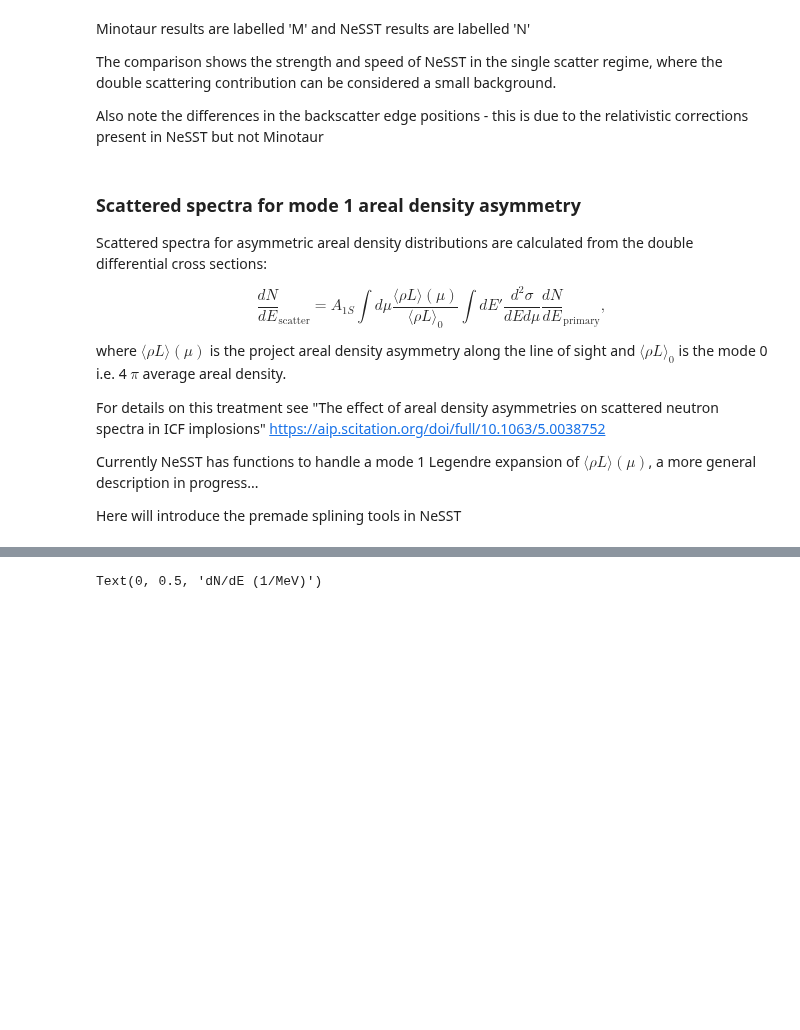
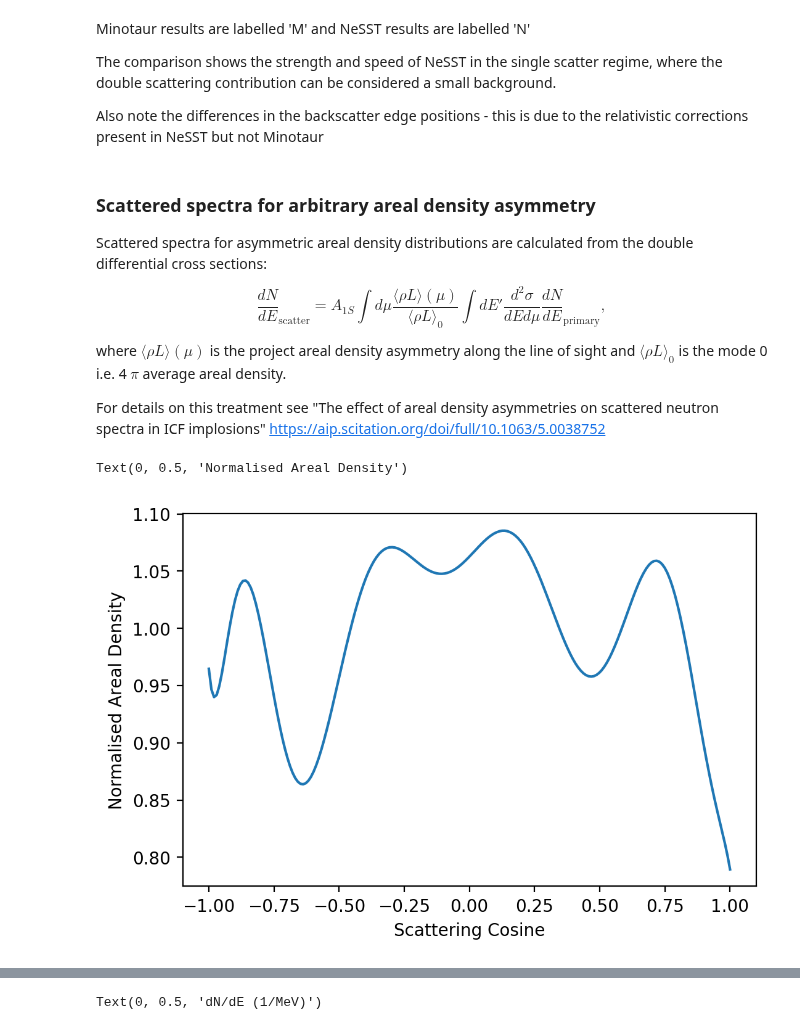
Before and after one commit to aidancrilly/NeSST, a Jupyter notebook: example/NeSST Guide.ipynb, the cells around one changed output, grey strips where cells are left out. Saved outputs shown, nothing was run; the diff lists cells and outputs as text; code cells hidden in the pictures; blank space fills up the shorter version.

```diff
--- a/example/NeSST Guide.ipynb
+++ b/example/NeSST Guide.ipynb
@@ -168,7 +177,7 @@ The comparison shows the strength and speed of NeSST in the single scatter regim
 
 Also note the differences in the backscatter edge positions - this is due to the relativistic corrections present in NeSST but not Minotaur
 # %% [markdown]
-### Scattered spectra for mode 1 areal density asymmetry ###
+### Scattered spectra for arbitrary areal density asymmetry ###
 
 Scattered spectra for asymmetric areal density distributions are calculated from the double differential cross sections:
 
@@ -177,7 +186,3 @@ $$\frac{dN}{dE}_{\mathrm{scatter}} = A_{1S}\int d\mu \frac{\langle \rho L \rangl
 where $\langle \rho L \rangle (\mu)$ is the project areal density asymmetry along the line of sight and $\langle \rho L \rangle_0$ is the mode 0 i.e. 4 $\pi$ average areal density.
 
 For details on this treatment see "The effect of areal density asymmetries on scattered neutron spectra in ICF implosions" https://aip.scitation.org/doi/full/10.1063/5.0038752
-
-Currently NeSST has functions to handle a mode 1 Legendre expansion of $\langle \rho L \rangle (\mu)$, a more general description in progress...
-
-Here will introduce the premade splining tools in NeSST
@@ -183,0 +193,17 @@ Here will introduce the premade splining tools in NeSST
+# %%
+def rhoL_func(cos,p):
+    return np.polynomial.legendre.legval(cos,p)
+
+coeff = 0.2*(np.random.rand(12)-0.5)
+coeff[0] = 1.0
+
+fig = plt.figure(dpi=200)
+
+cos = np.linspace(-1,1,200)
+
+plt.plot(cos,rhoL_func(cos,coeff))
+plt.xlabel("Scattering Cosine")
+plt.ylabel("Normalised Areal Density")
+# %% [output]
+Text(0, 0.5, 'Normalised Areal Density')
+[figure, added]
```
Also changed, not shown: parts of 13 cells of this notebook, 5 other files.
